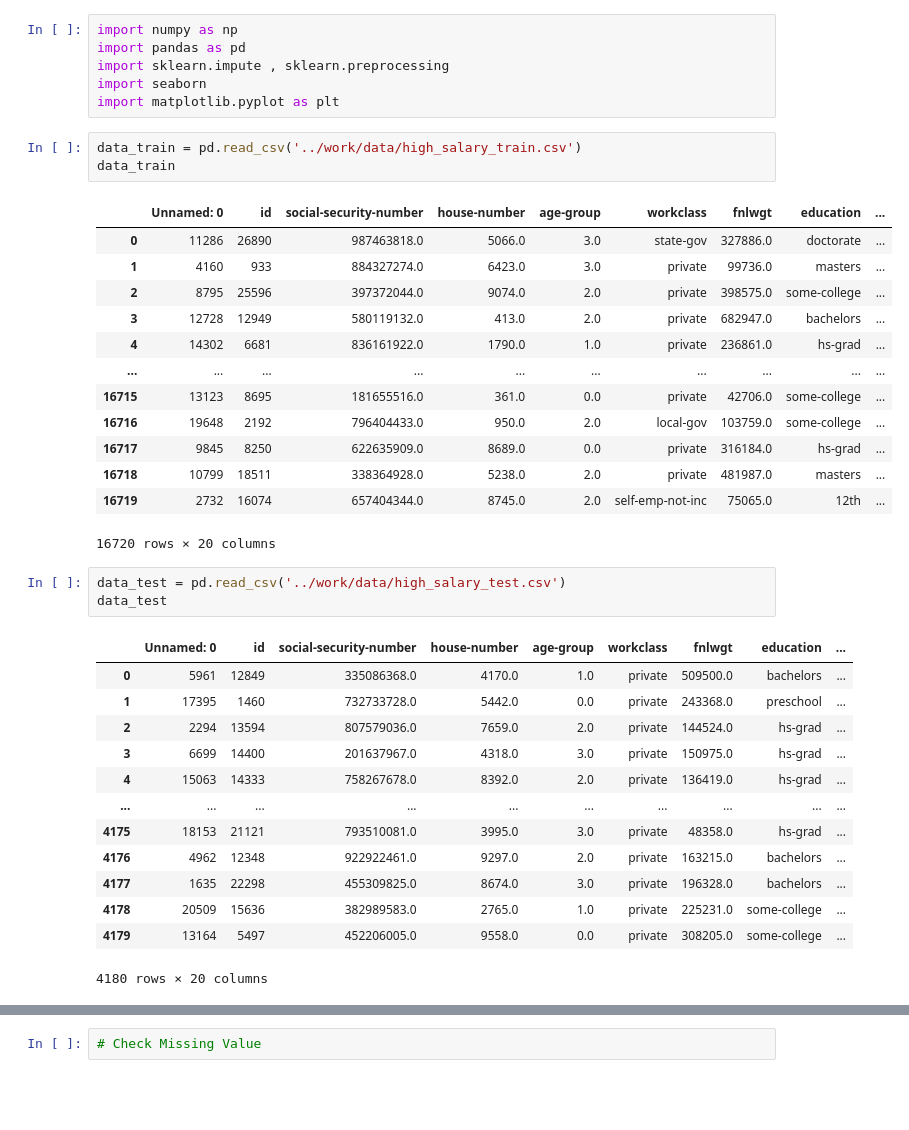
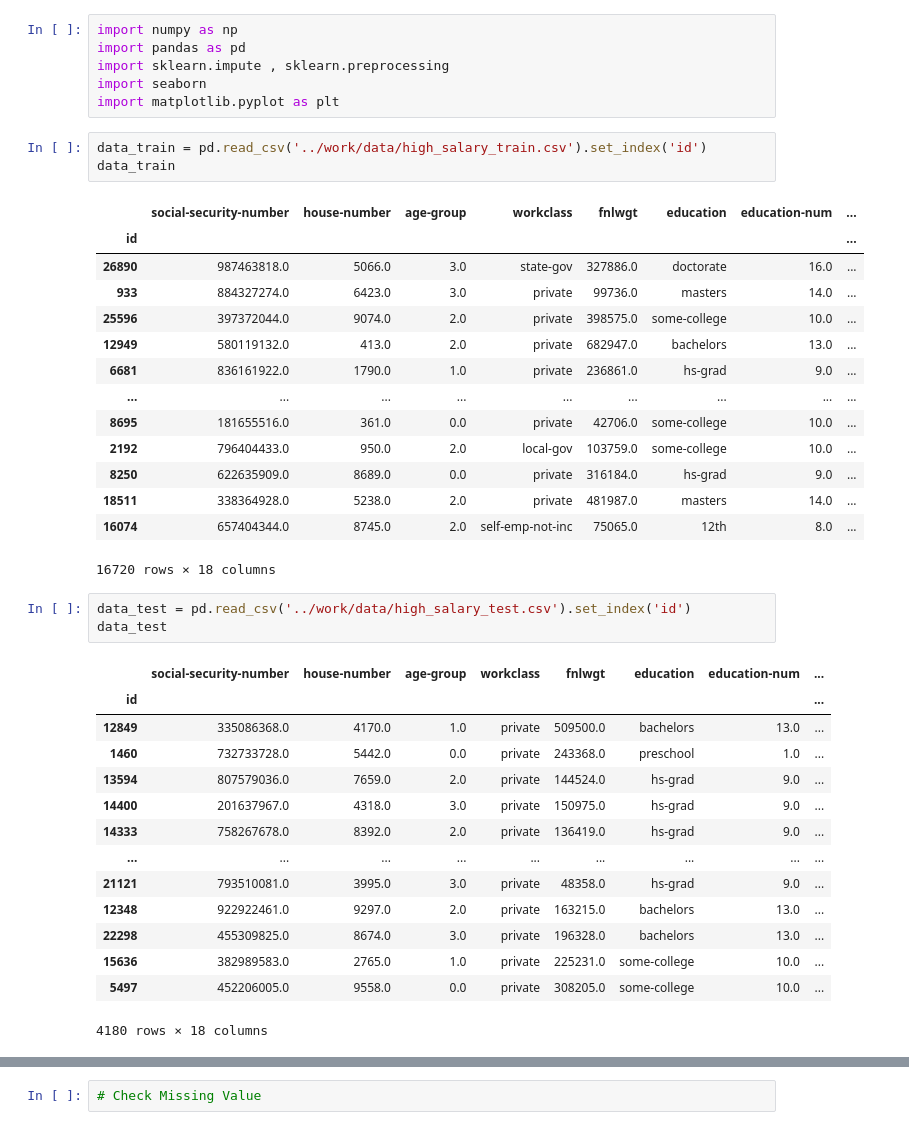
Before and after one commit to NurulhudaAi/ML_Project_2025, a Jupyter notebook: step2_process_data.ipynb, the cells around one changed output, grey strips where cells are left out. Saved outputs shown, nothing was run; the diff lists cells and outputs as text; blank space fills up the shorter version.

Commit message:
feat: adjust file locally

```diff
--- a/step2_process_data.ipynb
+++ b/step2_process_data.ipynb
@@ -5,37 +5,39 @@ import sklearn.impute , sklearn.preprocessing
 import seaborn
 import matplotlib.pyplot as plt
 # %%
-data_train = pd.read_csv('../work/data/high_salary_train.csv')
+data_train = pd.read_csv('../work/data/high_salary_train.csv').set_index('id')
 data_train
 # %% [output]
-|  | Unnamed: 0 | id | social-security-number | house-number | age-group | workclass | fnlwgt | education | ... |
-| 0 | 11286 | 26890 | 987463818.0 | 5066.0 | 3.0 | state-gov | 327886.0 | doctorate | ... |
-| 1 | 4160 | 933 | 884327274.0 | 6423.0 | 3.0 | private | 99736.0 | masters | ... |
-| 2 | 8795 | 25596 | 397372044.0 | 9074.0 | 2.0 | private | 398575.0 | some-college | ... |
-| 3 | 12728 | 12949 | 580119132.0 | 413.0 | 2.0 | private | 682947.0 | bachelors | ... |
-| 4 | 14302 | 6681 | 836161922.0 | 1790.0 | 1.0 | private | 236861.0 | hs-grad | ... |
-| ... | ... | ... | ... | ... | ... | ... | ... | ... | ... |
-| 16715 | 13123 | 8695 | 181655516.0 | 361.0 | 0.0 | private | 42706.0 | some-college | ... |
-| 16716 | 19648 | 2192 | 796404433.0 | 950.0 | 2.0 | local-gov | 103759.0 | some-college | ... |
-| 16717 | 9845 | 8250 | 622635909.0 | 8689.0 | 0.0 | private | 316184.0 | hs-grad | ... |
-| 16718 | 10799 | 18511 | 338364928.0 | 5238.0 | 2.0 | private | 481987.0 | masters | ... |
-| 16719 | 2732 | 16074 | 657404344.0 | 8745.0 | 2.0 | self-emp-not-inc | 75065.0 | 12th | ... |
+|  | social-security-number | house-number | age-group | workclass | fnlwgt | education | education-num | ... |
+| id |  |  |  |  |  |  |  | ... |
+| 26890 | 987463818.0 | 5066.0 | 3.0 | state-gov | 327886.0 | doctorate | 16.0 | ... |
+| 933 | 884327274.0 | 6423.0 | 3.0 | private | 99736.0 | masters | 14.0 | ... |
+| 25596 | 397372044.0 | 9074.0 | 2.0 | private | 398575.0 | some-college | 10.0 | ... |
+| 12949 | 580119132.0 | 413.0 | 2.0 | private | 682947.0 | bachelors | 13.0 | ... |
+| 6681 | 836161922.0 | 1790.0 | 1.0 | private | 236861.0 | hs-grad | 9.0 | ... |
+| ... | ... | ... | ... | ... | ... | ... | ... | ... |
+| 8695 | 181655516.0 | 361.0 | 0.0 | private | 42706.0 | some-college | 10.0 | ... |
+| 2192 | 796404433.0 | 950.0 | 2.0 | local-gov | 103759.0 | some-college | 10.0 | ... |
+| 8250 | 622635909.0 | 8689.0 | 0.0 | private | 316184.0 | hs-grad | 9.0 | ... |
+| 18511 | 338364928.0 | 5238.0 | 2.0 | private | 481987.0 | masters | 14.0 | ... |
+| 16074 | 657404344.0 | 8745.0 | 2.0 | self-emp-not-inc | 75065.0 | 12th | 8.0 | ... |
-16720 rows × 20 columns
+16720 rows × 18 columns
 # %%
-data_test = pd.read_csv('../work/data/high_salary_test.csv')
+data_test = pd.read_csv('../work/data/high_salary_test.csv').set_index('id')
 data_test
 # %% [output]
-|  | Unnamed: 0 | id | social-security-number | house-number | age-group | workclass | fnlwgt | education | ... |
-| 0 | 5961 | 12849 | 335086368.0 | 4170.0 | 1.0 | private | 509500.0 | bachelors | ... |
-| 1 | 17395 | 1460 | 732733728.0 | 5442.0 | 0.0 | private | 243368.0 | preschool | ... |
-| 2 | 2294 | 13594 | 807579036.0 | 7659.0 | 2.0 | private | 144524.0 | hs-grad | ... |
-| 3 | 6699 | 14400 | 201637967.0 | 4318.0 | 3.0 | private | 150975.0 | hs-grad | ... |
-| 4 | 15063 | 14333 | 758267678.0 | 8392.0 | 2.0 | private | 136419.0 | hs-grad | ... |
-| ... | ... | ... | ... | ... | ... | ... | ... | ... | ... |
-| 4175 | 18153 | 21121 | 793510081.0 | 3995.0 | 3.0 | private | 48358.0 | hs-grad | ... |
-| 4176 | 4962 | 12348 | 922922461.0 | 9297.0 | 2.0 | private | 163215.0 | bachelors | ... |
-| 4177 | 1635 | 22298 | 455309825.0 | 8674.0 | 3.0 | private | 196328.0 | bachelors | ... |
-| 4178 | 20509 | 15636 | 382989583.0 | 2765.0 | 1.0 | private | 225231.0 | some-college | ... |
-| 4179 | 13164 | 5497 | 452206005.0 | 9558.0 | 0.0 | private | 308205.0 | some-college | ... |
+|  | social-security-number | house-number | age-group | workclass | fnlwgt | education | education-num | ... |
+| id |  |  |  |  |  |  |  | ... |
+| 12849 | 335086368.0 | 4170.0 | 1.0 | private | 509500.0 | bachelors | 13.0 | ... |
+| 1460 | 732733728.0 | 5442.0 | 0.0 | private | 243368.0 | preschool | 1.0 | ... |
+| 13594 | 807579036.0 | 7659.0 | 2.0 | private | 144524.0 | hs-grad | 9.0 | ... |
+| 14400 | 201637967.0 | 4318.0 | 3.0 | private | 150975.0 | hs-grad | 9.0 | ... |
+| 14333 | 758267678.0 | 8392.0 | 2.0 | private | 136419.0 | hs-grad | 9.0 | ... |
+| ... | ... | ... | ... | ... | ... | ... | ... | ... |
+| 21121 | 793510081.0 | 3995.0 | 3.0 | private | 48358.0 | hs-grad | 9.0 | ... |
+| 12348 | 922922461.0 | 9297.0 | 2.0 | private | 163215.0 | bachelors | 13.0 | ... |
+| 22298 | 455309825.0 | 8674.0 | 3.0 | private | 196328.0 | bachelors | 13.0 | ... |
+| 15636 | 382989583.0 | 2765.0 | 1.0 | private | 225231.0 | some-college | 10.0 | ... |
+| 5497 | 452206005.0 | 9558.0 | 0.0 | private | 308205.0 | some-college | 10.0 | ... |
-4180 rows × 20 columns
+4180 rows × 18 columns
 # %%
```
Also changed, not shown: parts of 62 cells of this notebook.
